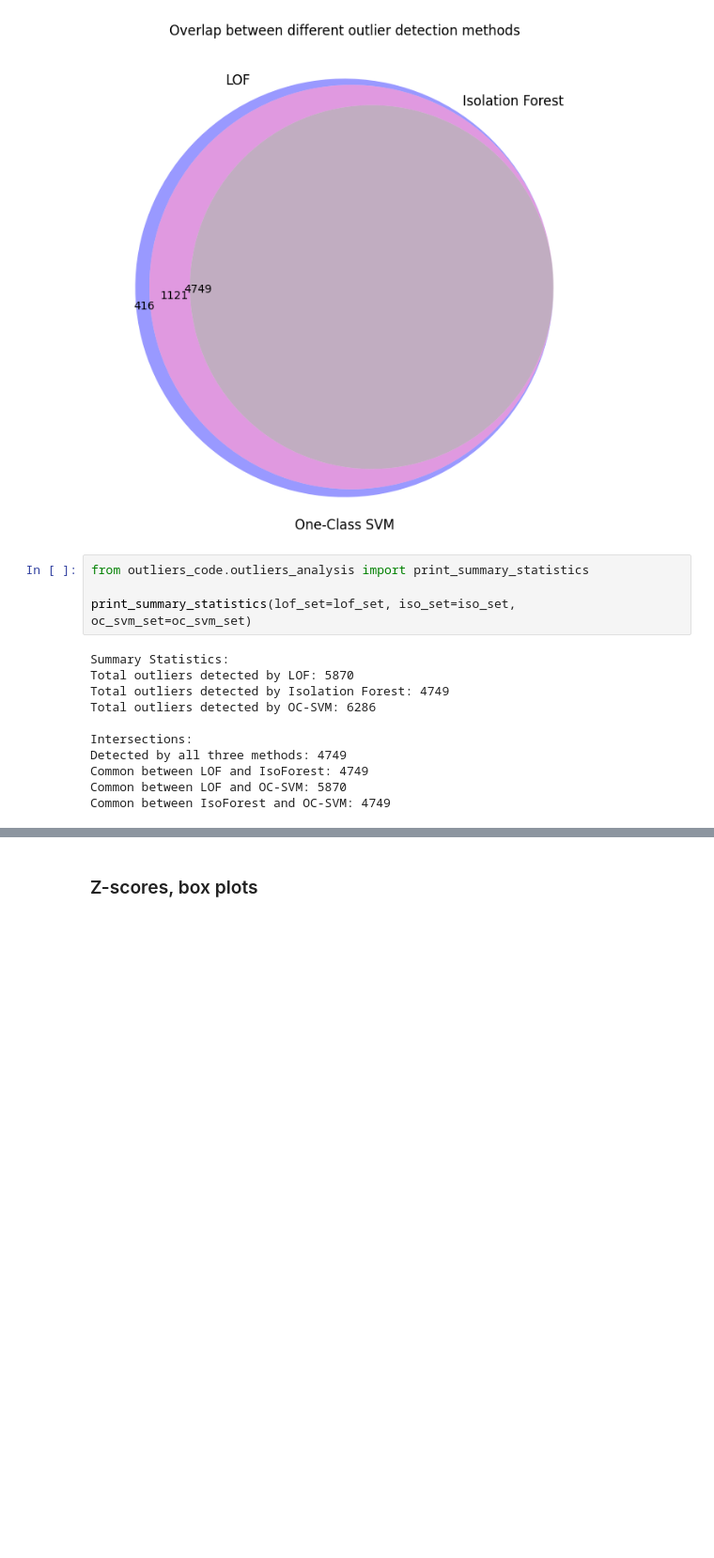
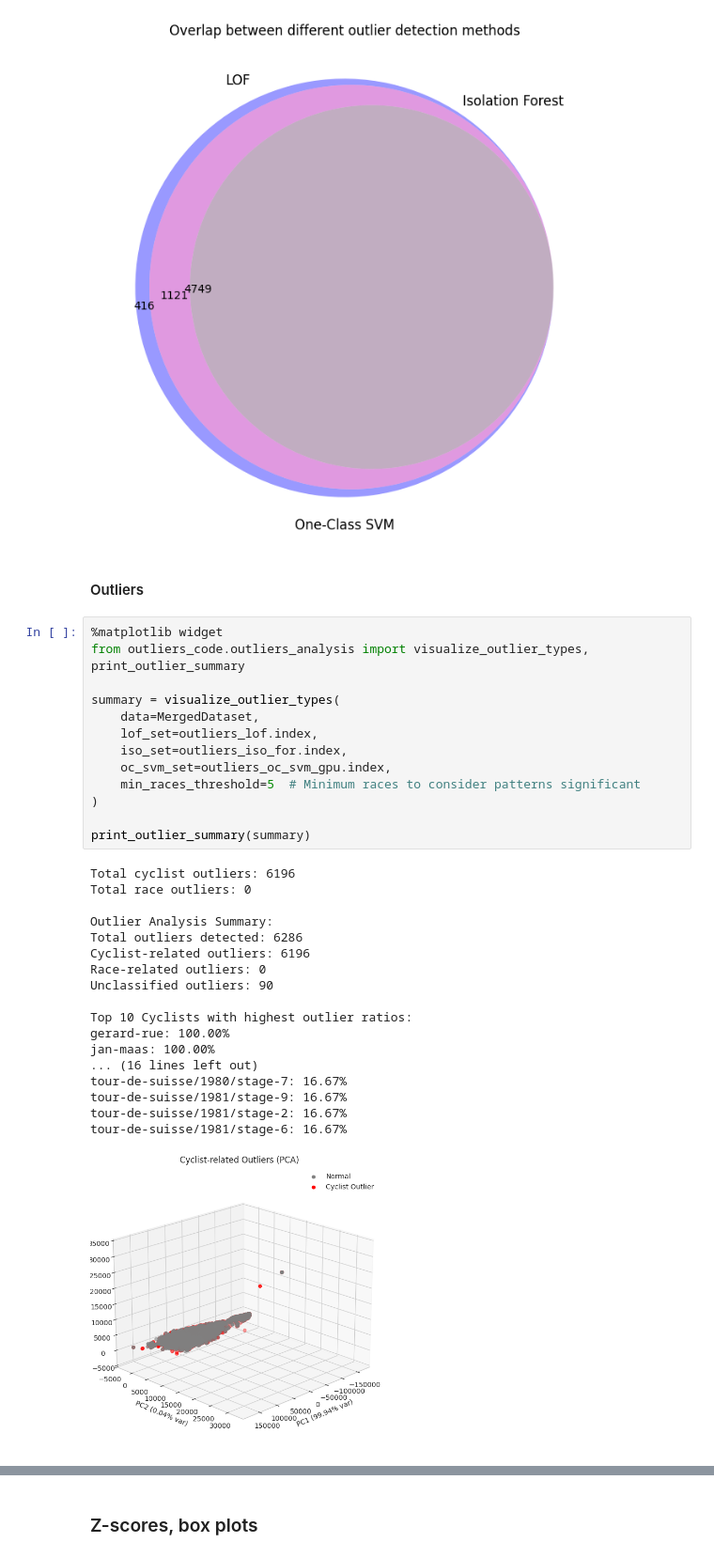
Before and after one commit to lesi-nedo/dm_project24_group_11, a Jupyter notebook: extra_notebooks/OlekisyOutliersAnal.ipynb, the cells around one changed output, grey strips where cells are left out. Shown at 94% size. Saved outputs shown, nothing was run; the diff lists cells and outputs as text; blank space fills up the shorter version.

```diff
--- a/extra_notebooks/OlekisyOutliersAnal.ipynb
+++ b/extra_notebooks/OlekisyOutliersAnal.ipynb
@@ -147,19 +175,38 @@ plt.show()
 plt.close()
 # %% [output]
 [figure]
-# %%
-from outliers_code.outliers_analysis import print_summary_statistics
-
-print_summary_statistics(lof_set=lof_set, iso_set=iso_set, oc_svm_set=oc_svm_set)
-# %% [output]
-Summary Statistics:
-Total outliers detected by LOF: 5870
-Total outliers detected by Isolation Forest: 4749
-Total outliers detected by OC-SVM: 6286
-
-Intersections:
-Detected by all three methods: 4749
-Common between LOF and IsoForest: 4749
-Common between LOF and OC-SVM: 5870
-Common between IsoForest and OC-SVM: 4749
+# %% [markdown]
+#### Outliers
+# %%
+%matplotlib widget
+from outliers_code.outliers_analysis import visualize_outlier_types, print_outlier_summary
+
+summary = visualize_outlier_types(
+    data=MergedDataset,
+    lof_set=outliers_lof.index,
+    iso_set=outliers_iso_for.index,
+    oc_svm_set=outliers_oc_svm_gpu.index,
+    min_races_threshold=5  # Minimum races to consider patterns significant
+)
+
+print_outlier_summary(summary)
+# %% [output]
+Total cyclist outliers: 6196
+Total race outliers: 0
+
+Outlier Analysis Summary:
+Total outliers detected: 6286
+Cyclist-related outliers: 6196
+Race-related outliers: 0
+Unclassified outliers: 90
+
+Top 10 Cyclists with highest outlier ratios:
+gerard-rue: 100.00%
+jan-maas: 100.00%
+... (16 lines left out)
+tour-de-suisse/1980/stage-7: 16.67%
+tour-de-suisse/1981/stage-9: 16.67%
+tour-de-suisse/1981/stage-2: 16.67%
+tour-de-suisse/1981/stage-6: 16.67%
+[figure, added]
 # %%
```
Also changed, not shown: parts of 13 cells of this notebook, 1 other file.
